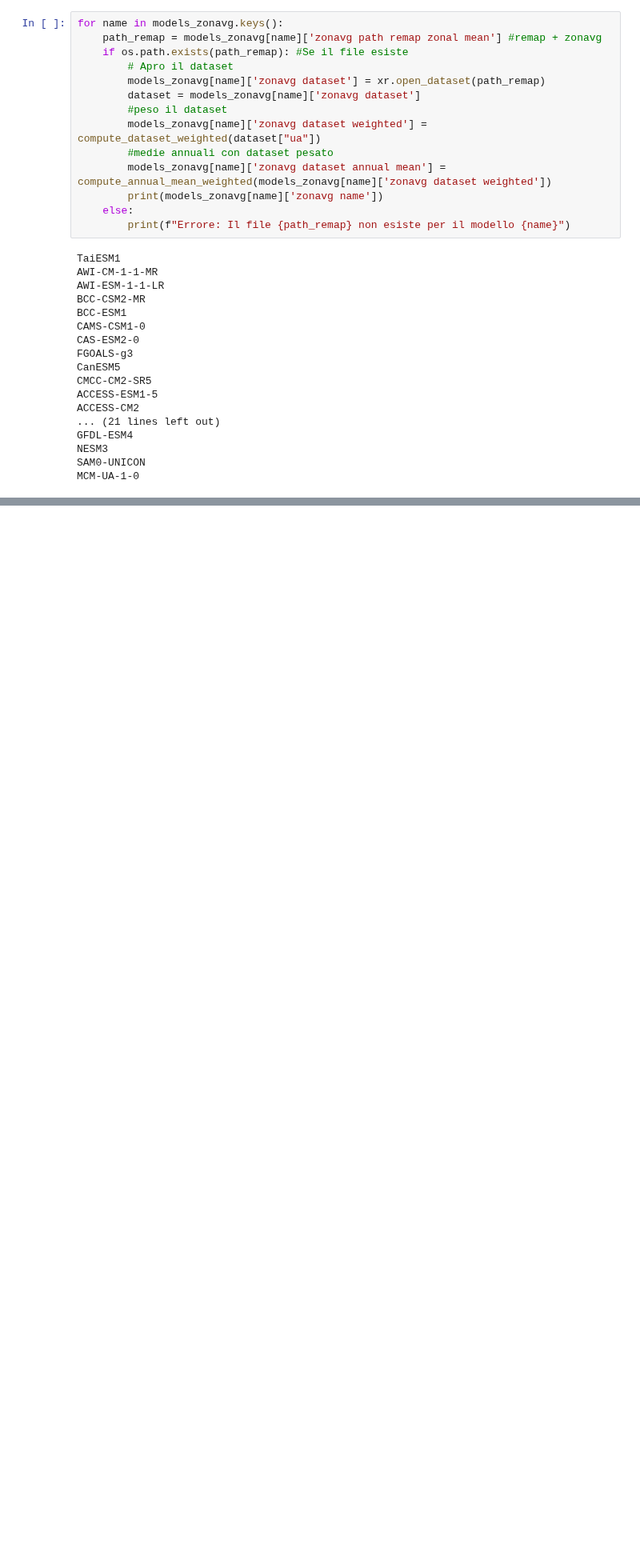
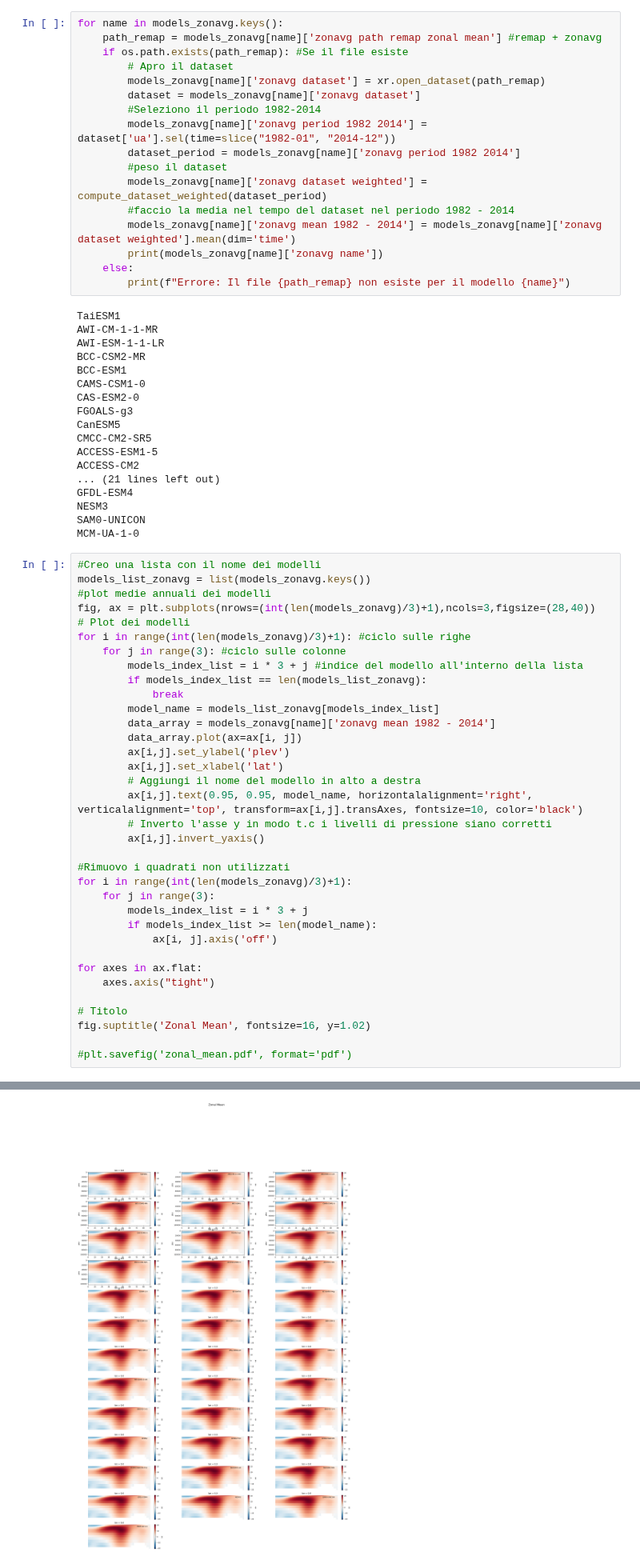
Before and after one commit to sbeltrami/tesi, a Jupyter notebook: modelli_zonal_mean.ipynb, the cells around one changed output, grey strips where cells are left out. Shown at 80% size. Saved outputs shown, nothing was run; the diff lists cells and outputs as text; blank space fills up the shorter version.

Commit message:
CMIP6 models: anomaly, bias, plot

```diff
--- a/modelli_zonal_mean.ipynb
+++ b/modelli_zonal_mean.ipynb
@@ -64,10 +64,13 @@ for name in models_zonavg.keys():
         # Apro il dataset
         models_zonavg[name]['zonavg dataset'] = xr.open_dataset(path_remap)
         dataset = models_zonavg[name]['zonavg dataset']
+        #Seleziono il periodo 1982-2014
+        models_zonavg[name]['zonavg period 1982 2014'] = dataset['ua'].sel(time=slice("1982-01", "2014-12"))
+        dataset_period = models_zonavg[name]['zonavg period 1982 2014']
         #peso il dataset
-        models_zonavg[name]['zonavg dataset weighted'] = compute_dataset_weighted(dataset["ua"])
-        #medie annuali con dataset pesato
-        models_zonavg[name]['zonavg dataset annual mean'] = compute_annual_mean_weighted(models_zonavg[name]['zonavg dataset weighted'])
+        models_zonavg[name]['zonavg dataset weighted'] = compute_dataset_weighted(dataset_period)
+        #faccio la media nel tempo del dataset nel periodo 1982 - 2014
+        models_zonavg[name]['zonavg mean 1982 - 2014'] = models_zonavg[name]['zonavg dataset weighted'].mean(dim='time')
         print(models_zonavg[name]['zonavg name'])
     else:
         print(f"Errore: Il file {path_remap} non esiste per il modello {name}")
@@ -89,3 +92,39 @@ GFDL-ESM4
 NESM3
 SAM0-UNICON
 MCM-UA-1-0
+# %%
+#Creo una lista con il nome dei modelli
+models_list_zonavg = list(models_zonavg.keys())
+#plot medie annuali dei modelli
+fig, ax = plt.subplots(nrows=(int(len(models_zonavg)/3)+1),ncols=3,figsize=(28,40))
+# Plot dei modelli
+for i in range(int(len(models_zonavg)/3)+1): #ciclo sulle righe
+    for j in range(3): #ciclo sulle colonne
+        models_index_list = i * 3 + j #indice del modello all'interno della lista
+        if models_index_list == len(models_list_zonavg):
+            break
+        model_name = models_list_zonavg[models_index_list]
+        data_array = models_zonavg[name]['zonavg mean 1982 - 2014']
+        data_array.plot(ax=ax[i, j])
+        ax[i,j].set_ylabel('plev')
+        ax[i,j].set_xlabel('lat')
+        # Aggiungi il nome del modello in alto a destra
+        ax[i,j].text(0.95, 0.95, model_name, horizontalalignment='right', verticalalignment='top', transform=ax[i,j].transAxes, fontsize=10, color='black')
+        # Inverto l'asse y in modo t.c i livelli di pressione siano corretti
+        ax[i,j].invert_yaxis()
+
+#Rimuovo i quadrati non utilizzati
+for i in range(int(len(models_zonavg)/3)+1):
+    for j in range(3):
+        models_index_list = i * 3 + j
+        if models_index_list >= len(model_name):
+            ax[i, j].axis('off')
+
+for axes in ax.flat:
+    axes.axis("tight")
+
+# Titolo
+fig.suptitle('Zonal Mean', fontsize=16, y=1.02)
+
+#plt.savefig('zonal_mean.pdf', format='pdf')
+# %% [output]
@@ -91,0 +132 @@ MCM-UA-1-0
+[figure, added]
```
Also changed, not shown: parts of 1 cell of this notebook.
